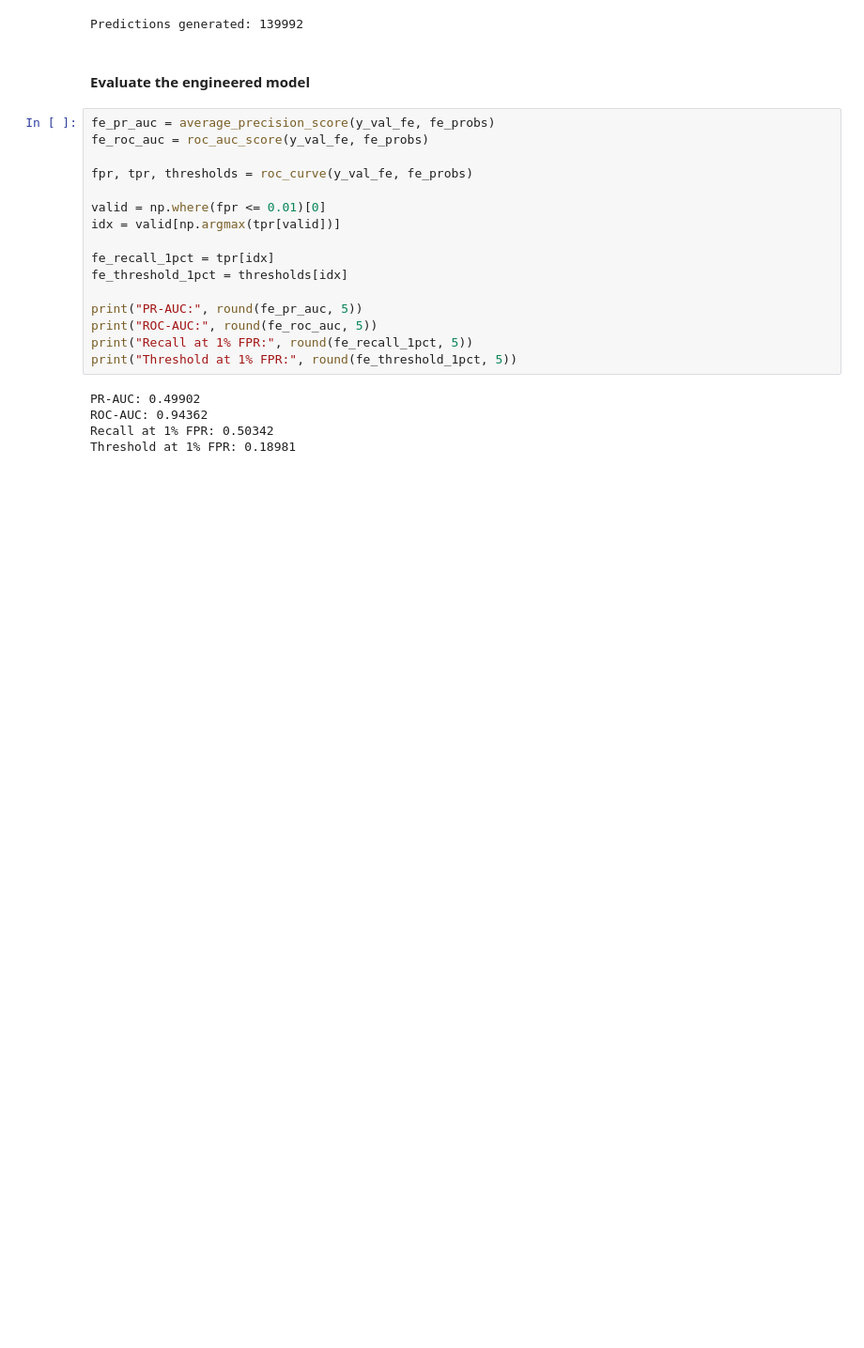
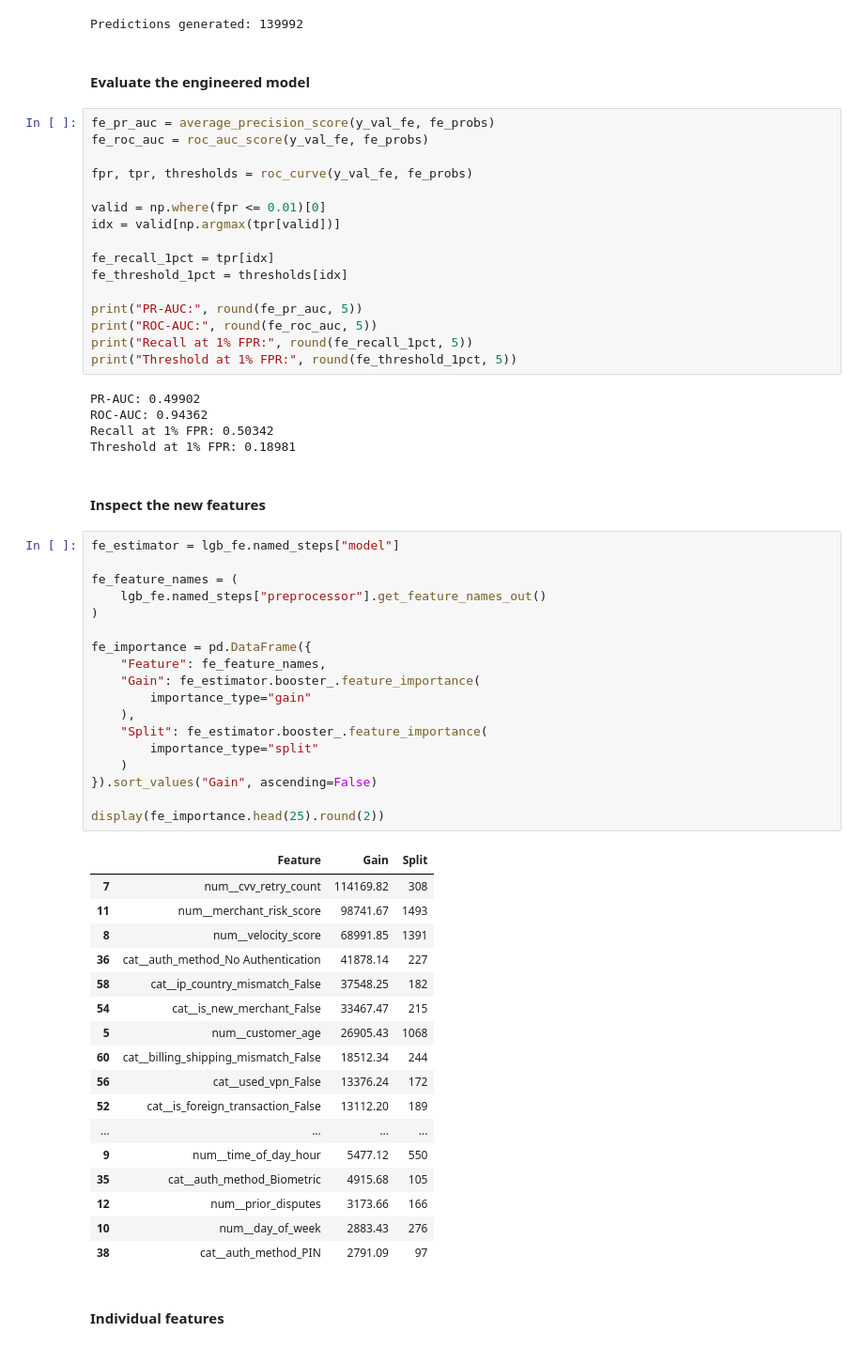
Before and after one commit to Percy5598/fraud-detection-2026, a Jupyter notebook: notebooks/03_feature_engineering.ipynb, the cells around one changed output. Shown at 94% size. Cells and saved outputs as stored; diff of their text form; blank space fills up the shorter version.

```diff
--- a/notebooks/03_feature_engineering.ipynb
+++ b/notebooks/03_feature_engineering.ipynb
@@ -222,3 +222,43 @@ PR-AUC: 0.49902
 ROC-AUC: 0.94362
 Recall at 1% FPR: 0.50342
 Threshold at 1% FPR: 0.18981
+# %% [markdown]
+#### Inspect the new features
+# %%
+fe_estimator = lgb_fe.named_steps["model"]
+
+fe_feature_names = (
+    lgb_fe.named_steps["preprocessor"].get_feature_names_out()
+)
+
+fe_importance = pd.DataFrame({
+    "Feature": fe_feature_names,
+    "Gain": fe_estimator.booster_.feature_importance(
+        importance_type="gain"
+    ),
+    "Split": fe_estimator.booster_.feature_importance(
+        importance_type="split"
+    )
+}).sort_values("Gain", ascending=False)
+
+display(fe_importance.head(25).round(2))
+# %% [output]
+|  | Feature | Gain | Split |
+| 7 | num__cvv_retry_count | 114169.82 | 308 |
+| 11 | num__merchant_risk_score | 98741.67 | 1493 |
+| 8 | num__velocity_score | 68991.85 | 1391 |
+| 36 | cat__auth_method_No Authentication | 41878.14 | 227 |
+| 58 | cat__ip_country_mismatch_False | 37548.25 | 182 |
+| 54 | cat__is_new_merchant_False | 33467.47 | 215 |
+| 5 | num__customer_age | 26905.43 | 1068 |
+| 60 | cat__billing_shipping_mismatch_False | 18512.34 | 244 |
+| 56 | cat__used_vpn_False | 13376.24 | 172 |
+| 52 | cat__is_foreign_transaction_False | 13112.20 | 189 |
+| ... | ... | ... | ... |
+| 9 | num__time_of_day_hour | 5477.12 | 550 |
+| 35 | cat__auth_method_Biometric | 4915.68 | 105 |
+| 12 | num__prior_disputes | 3173.66 | 166 |
+| 10 | num__day_of_week | 2883.43 | 276 |
+| 38 | cat__auth_method_PIN | 2791.09 | 97 |
+# %% [markdown]
+#### Individual features
```
Also changed, not shown: parts of 4 cells of this notebook.
